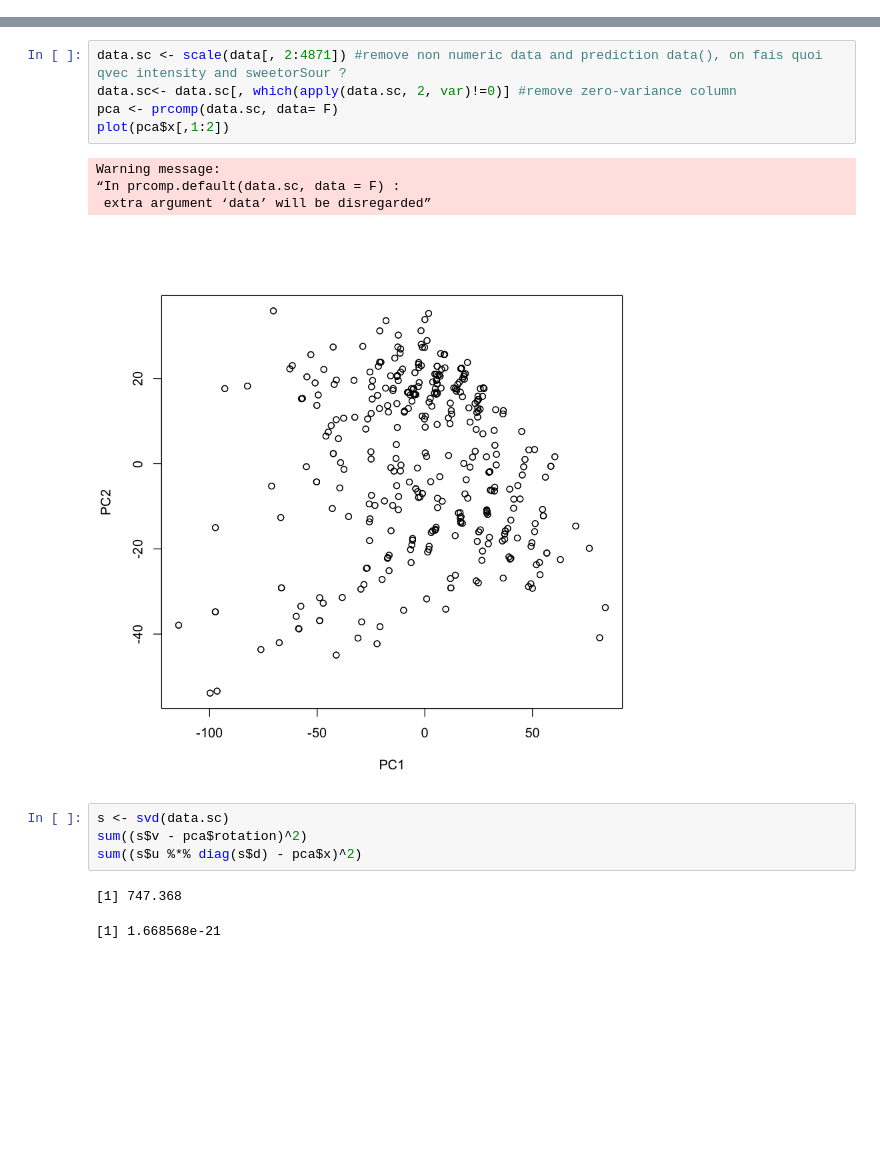
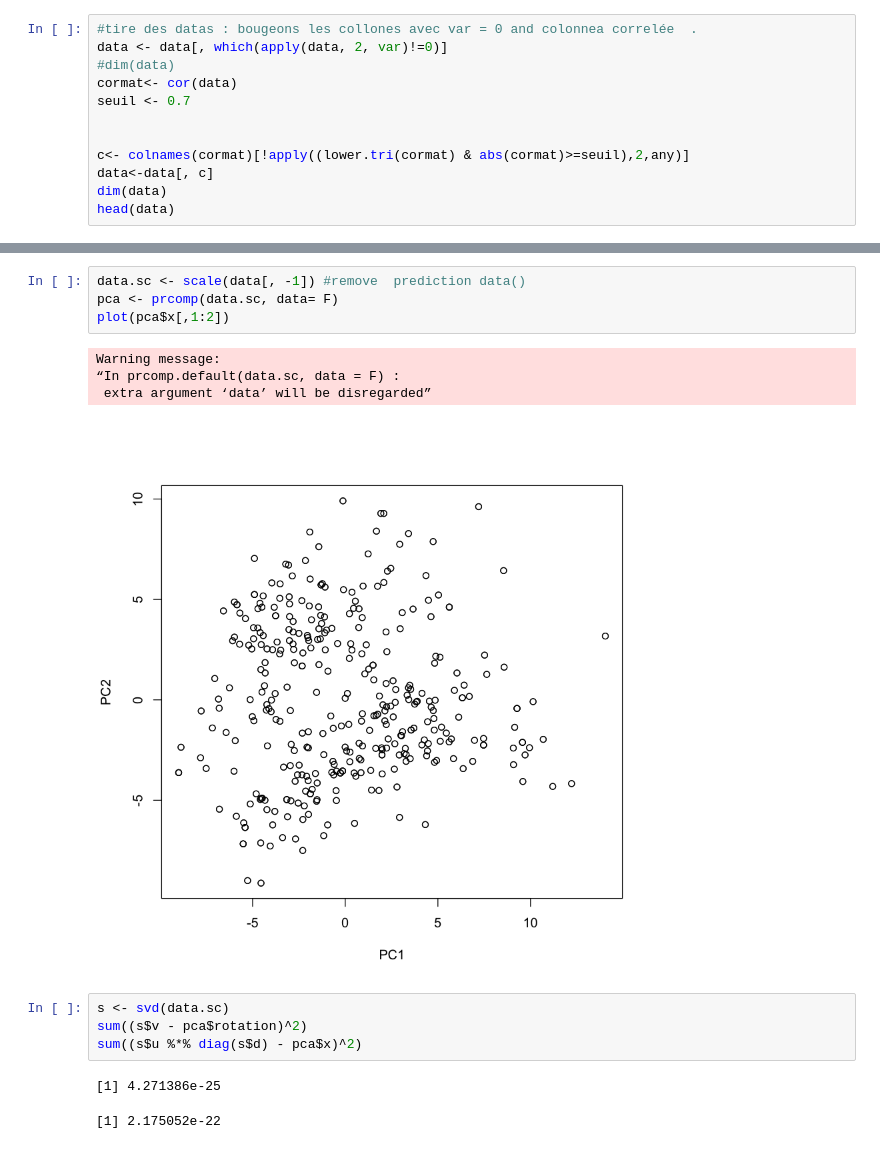
Before and after one commit to Alicia-max/BIO322-Regression, a Jupyter notebook: src/Exploration.ipynb, the cells around one changed output, grey strips where cells are left out. Cells and saved outputs as stored; diff of their text form; blank space fills up the shorter version.

```diff
--- a/src/Exploration.ipynb
+++ b/src/Exploration.ipynb
@@ -65,0 +41,12 @@ ERROR: Error in plot.new(): figure margins too large
+# %%
+#tire des datas : bougeons les collones avec var = 0 and colonnea correlée  .
+data <- data[, which(apply(data, 2, var)!=0)]
+#dim(data)
+cormat<- cor(data)
+seuil <- 0.7
+
+
+c<- colnames(cormat)[!apply((lower.tri(cormat) & abs(cormat)>=seuil),2,any)]
+data<-data[, c]
+dim(data)
+head(data)
@@ -66,17 +65,16 @@ ERROR: Error in plot.new(): figure margins too large
 # %%
-data.sc <- scale(data[, 2:4871]) #remove non numeric data and prediction data(), on fais quoi qvec intensity and sweetorSour ?
-data.sc<- data.sc[, which(apply(data.sc, 2, var)!=0)] #remove zero-variance column
+data.sc <- scale(data[, -1]) #remove  prediction data()
 pca <- prcomp(data.sc, data= F)
 plot(pca$x[,1:2])
 # %% [output]
 Warning message:
 “In prcomp.default(data.sc, data = F) :
  extra argument ‘data’ will be disregarded”
-[figure, old version]
+[figure, new version]
 # %%
 s <- svd(data.sc)
 sum((s$v - pca$rotation)^2)
 sum((s$u %*% diag(s$d) - pca$x)^2)
 # %% [output]
-[1] 747.368
+[1] 4.271386e-25
-[1] 1.668568e-21
+[1] 2.175052e-22
```
Also changed, not shown: parts of 10 cells of this notebook.
